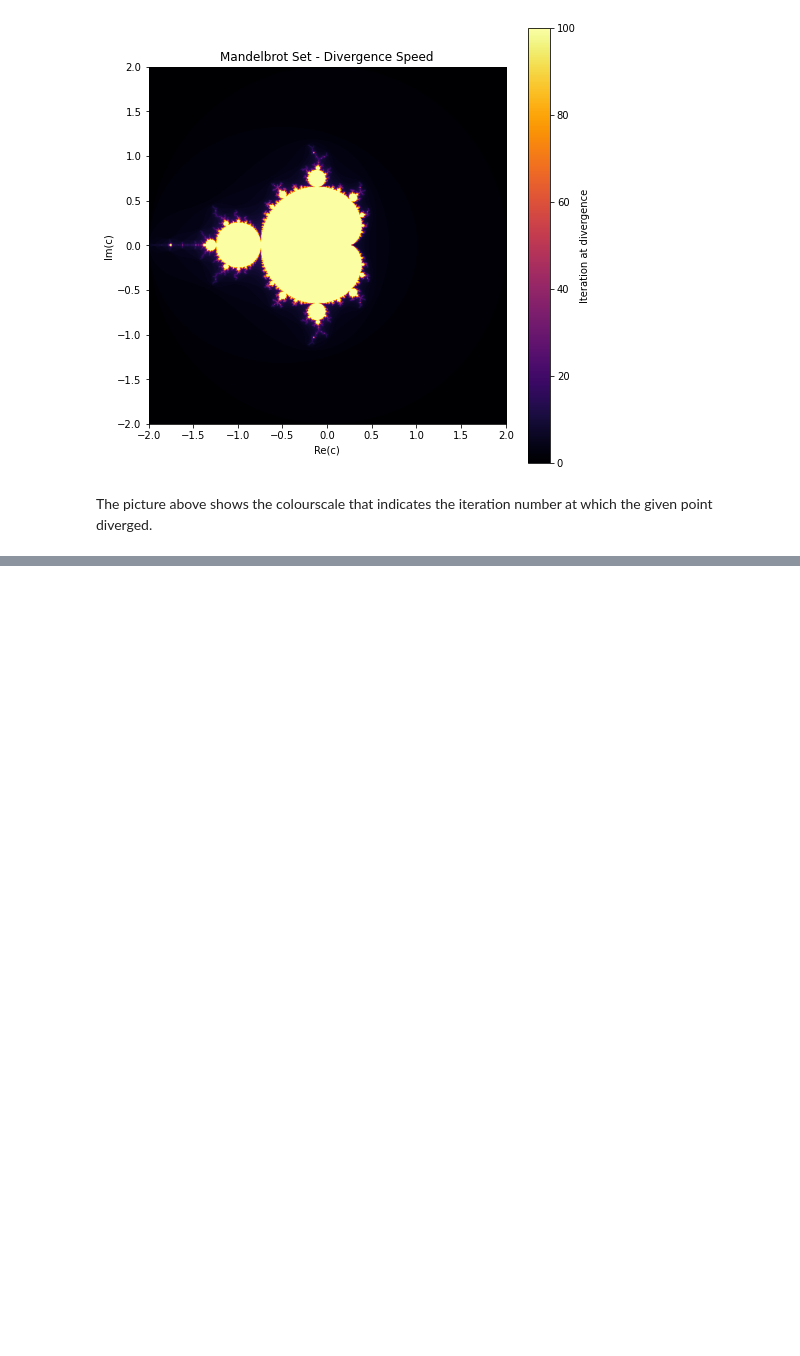
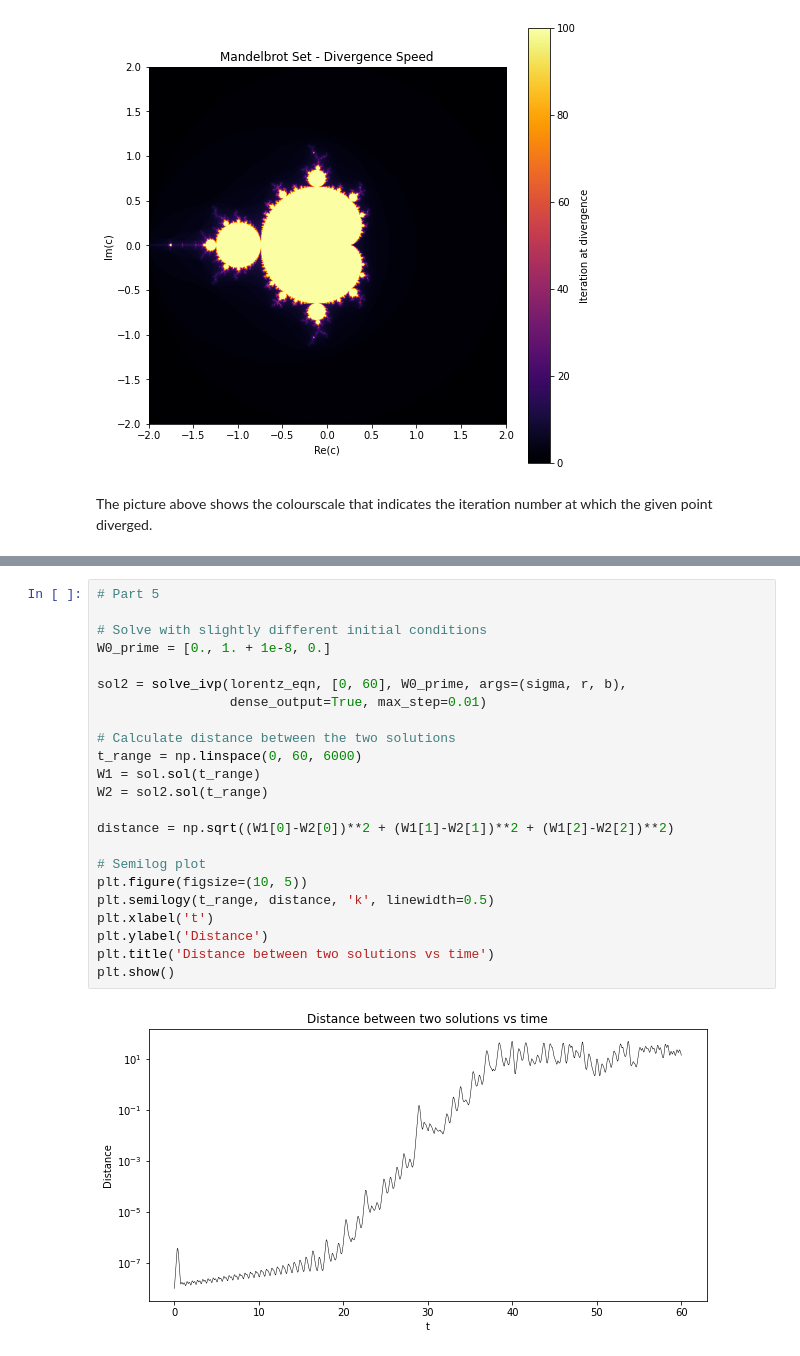
Before and after one commit to AreebaKhan112/CTA200_2025, a Jupyter notebook: assignment_3/assignment.ipynb, the cells around one changed output, grey strips where cells are left out. Cells and saved outputs as stored; diff of their text form; blank space fills up the shorter version.

```diff
--- a/assignment_3/assignment.ipynb
+++ b/assignment_3/assignment.ipynb
@@ -42,0 +164,25 @@ The picture above shows the colourscale that indicates the iteration number at w
+# %%
+# Part 5
+
+# Solve with slightly different initial conditions
+W0_prime = [0., 1. + 1e-8, 0.]
+
+sol2 = solve_ivp(lorentz_eqn, [0, 60], W0_prime, args=(sigma, r, b),
+                 dense_output=True, max_step=0.01)
+
+# Calculate distance between the two solutions
+t_range = np.linspace(0, 60, 6000)
+W1 = sol.sol(t_range)
+W2 = sol2.sol(t_range)
+
+distance = np.sqrt((W1[0]-W2[0])**2 + (W1[1]-W2[1])**2 + (W1[2]-W2[2])**2)
+
+# Semilog plot
+plt.figure(figsize=(10, 5))
+plt.semilogy(t_range, distance, 'k', linewidth=0.5)
+plt.xlabel('t')
+plt.ylabel('Distance')
+plt.title('Distance between two solutions vs time')
+plt.show()
+# %% [output]
+[figure, added]
```
Also changed, not shown: parts of 7 cells of this notebook.
